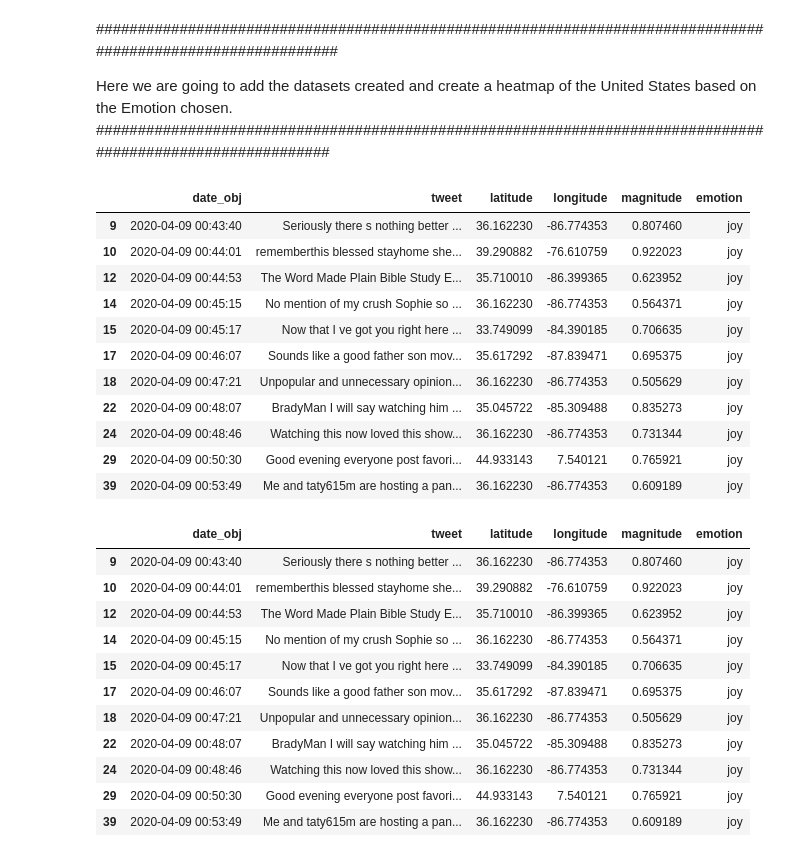
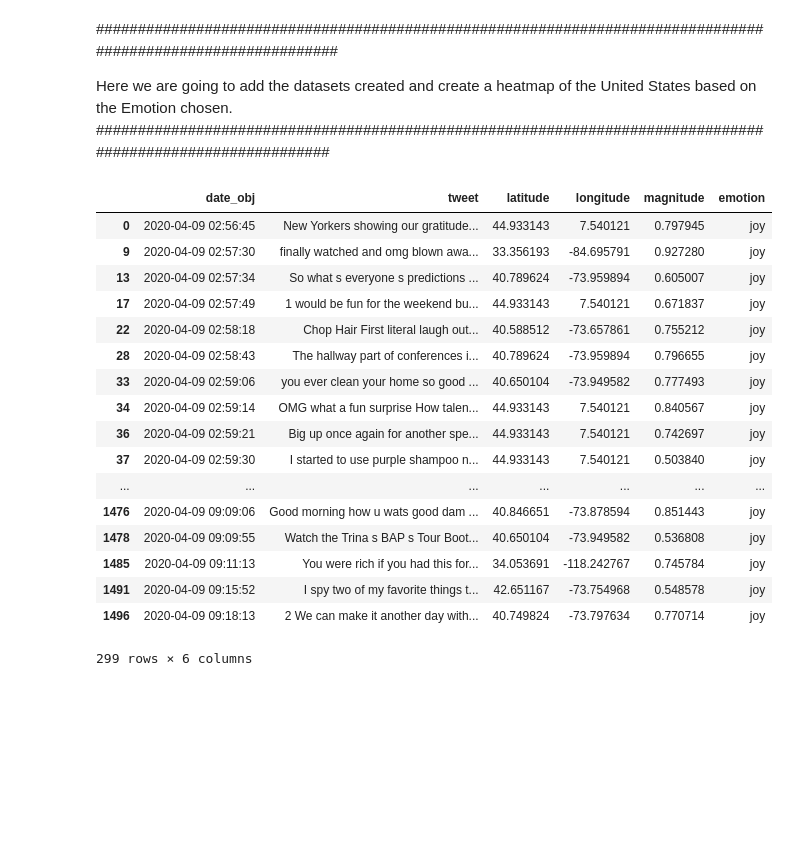
Before and after one commit to cthulhu1988/SelTopicsAI, a Jupyter notebook: NLPpaper/HeatMap.ipynb, the cells around one changed output. Saved outputs shown, nothing was run; the diff lists cells and outputs as text; code cells hidden in the pictures; blank space fills up the shorter version.

```diff
--- a/NLPpaper/HeatMap.ipynb
+++ b/NLPpaper/HeatMap.ipynb
@@ -57,7 +58,7 @@ bounding_box = Nashville
 class Listener(StreamListener):
     def __init__(self):
         self.tweet_len_accept = 45 # min length tweet we will accept, filter out incomplete thoughts
-        self.break_at = 45 #The number of "good" tweets that we will pull before moving on, rate limits at 293 or so.
+        self.break_at = 1500 #The number of "good" tweets that we will pull before moving on, rate limits at 293 or so.
         self.panda_list = []
         self.count = 0
         self.dfObj = pd.DataFrame()
@@ -243,35 +245,31 @@ df_fear = df.loc[df['emotion'] == 'fear']
 df_joy = df.loc[df['emotion'] == 'joy']
 df_sadness = df.loc[df['emotion'] == 'sadness']
 df_analytical = df.loc[df['emotion'] == 'analytical']
-# %% [output]
-|  | date_obj | tweet | latitude | longitude | magnitude | emotion |
-| 9 | 2020-04-09 00:43:40 | Seriously there s nothing better ... | 36.162230 | -86.774353 | 0.807460 | joy |
-| 10 | 2020-04-09 00:44:01 | rememberthis blessed stayhome she... | 39.290882 | -76.610759 | 0.922023 | joy |
-| 12 | 2020-04-09 00:44:53 | The Word Made Plain Bible Study E... | 35.710010 | -86.399365 | 0.623952 | joy |
-| 14 | 2020-04-09 00:45:15 | No mention of my crush Sophie so ... | 36.162230 | -86.774353 | 0.564371 | joy |
-| 15 | 2020-04-09 00:45:17 | Now that I ve got you right here ... | 33.749099 | -84.390185 | 0.706635 | joy |
-| 17 | 2020-04-09 00:46:07 | Sounds like a good father son mov... | 35.617292 | -87.839471 | 0.695375 | joy |
-| 18 | 2020-04-09 00:47:21 | Unpopular and unnecessary opinion... | 36.162230 | -86.774353 | 0.505629 | joy |
-| 22 | 2020-04-09 00:48:07 | BradyMan I will say watching him ... | 35.045722 | -85.309488 | 0.835273 | joy |
-| 24 | 2020-04-09 00:48:46 | Watching this now loved this show... | 36.162230 | -86.774353 | 0.731344 | joy |
-| 29 | 2020-04-09 00:50:30 | Good evening everyone post favori... | 44.933143 | 7.540121 | 0.765921 | joy |
-| 39 | 2020-04-09 00:53:49 | Me and taty615m are hosting a pan... | 36.162230 | -86.774353 | 0.609189 | joy |
+# %%
+DF = df_joy
+# %%
+DataFrame = DF
 # %%
-DataFrame = df_joy
 DataFrame
 # %% [output]
 |  | date_obj | tweet | latitude | longitude | magnitude | emotion |
-| 9 | 2020-04-09 00:43:40 | Seriously there s nothing better ... | 36.162230 | -86.774353 | 0.807460 | joy |
-| 10 | 2020-04-09 00:44:01 | rememberthis blessed stayhome she... | 39.290882 | -76.610759 | 0.922023 | joy |
-| 12 | 2020-04-09 00:44:53 | The Word Made Plain Bible Study E... | 35.710010 | -86.399365 | 0.623952 | joy |
-| 14 | 2020-04-09 00:45:15 | No mention of my crush Sophie so ... | 36.162230 | -86.774353 | 0.564371 | joy |
-| 15 | 2020-04-09 00:45:17 | Now that I ve got you right here ... | 33.749099 | -84.390185 | 0.706635 | joy |
-| 17 | 2020-04-09 00:46:07 | Sounds like a good father son mov... | 35.617292 | -87.839471 | 0.695375 | joy |
-| 18 | 2020-04-09 00:47:21 | Unpopular and unnecessary opinion... | 36.162230 | -86.774353 | 0.505629 | joy |
-| 22 | 2020-04-09 00:48:07 | BradyMan I will say watching him ... | 35.045722 | -85.309488 | 0.835273 | joy |
-| 24 | 2020-04-09 00:48:46 | Watching this now loved this show... | 36.162230 | -86.774353 | 0.731344 | joy |
-| 29 | 2020-04-09 00:50:30 | Good evening everyone post favori... | 44.933143 | 7.540121 | 0.765921 | joy |
-| 39 | 2020-04-09 00:53:49 | Me and taty615m are hosting a pan... | 36.162230 | -86.774353 | 0.609189 | joy |
+| 0 | 2020-04-09 02:56:45 | New Yorkers showing our gratitude... | 44.933143 | 7.540121 | 0.797945 | joy |
+| 9 | 2020-04-09 02:57:30 | finally watched and omg blown awa... | 33.356193 | -84.695791 | 0.927280 | joy |
+| 13 | 2020-04-09 02:57:34 | So what s everyone s predictions ... | 40.789624 | -73.959894 | 0.605007 | joy |
+| 17 | 2020-04-09 02:57:49 | 1 would be fun for the weekend bu... | 44.933143 | 7.540121 | 0.671837 | joy |
+| 22 | 2020-04-09 02:58:18 | Chop Hair First literal laugh out... | 40.588512 | -73.657861 | 0.755212 | joy |
+| 28 | 2020-04-09 02:58:43 | The hallway part of conferences i... | 40.789624 | -73.959894 | 0.796655 | joy |
+| 33 | 2020-04-09 02:59:06 | you ever clean your home so good ... | 40.650104 | -73.949582 | 0.777493 | joy |
+| 34 | 2020-04-09 02:59:14 | OMG what a fun surprise How talen... | 44.933143 | 7.540121 | 0.840567 | joy |
+| 36 | 2020-04-09 02:59:21 | Big up once again for another spe... | 44.933143 | 7.540121 | 0.742697 | joy |
+| 37 | 2020-04-09 02:59:30 | I started to use purple shampoo n... | 44.933143 | 7.540121 | 0.503840 | joy |
+| ... | ... | ... | ... | ... | ... | ... |
+| 1476 | 2020-04-09 09:09:06 | Good morning how u wats good dam ... | 40.846651 | -73.878594 | 0.851443 | joy |
+| 1478 | 2020-04-09 09:09:55 | Watch the Trina s BAP s Tour Boot... | 40.650104 | -73.949582 | 0.536808 | joy |
+| 1485 | 2020-04-09 09:11:13 | You were rich if you had this for... | 34.053691 | -118.242767 | 0.745784 | joy |
+| 1491 | 2020-04-09 09:15:52 | I spy two of my favorite things t... | 42.651167 | -73.754968 | 0.548578 | joy |
+| 1496 | 2020-04-09 09:18:13 | 2 We can make it another day with... | 40.749824 | -73.797634 | 0.770714 | joy |
+299 rows × 6 columns
 # %%
 ## WARNING The map may only display in a jupyter Notebook and not in Jupyter Lab.
 locations = DataFrame[['latitude', 'longitude']]
```
Also changed, not shown: parts of 6 cells of this notebook.
